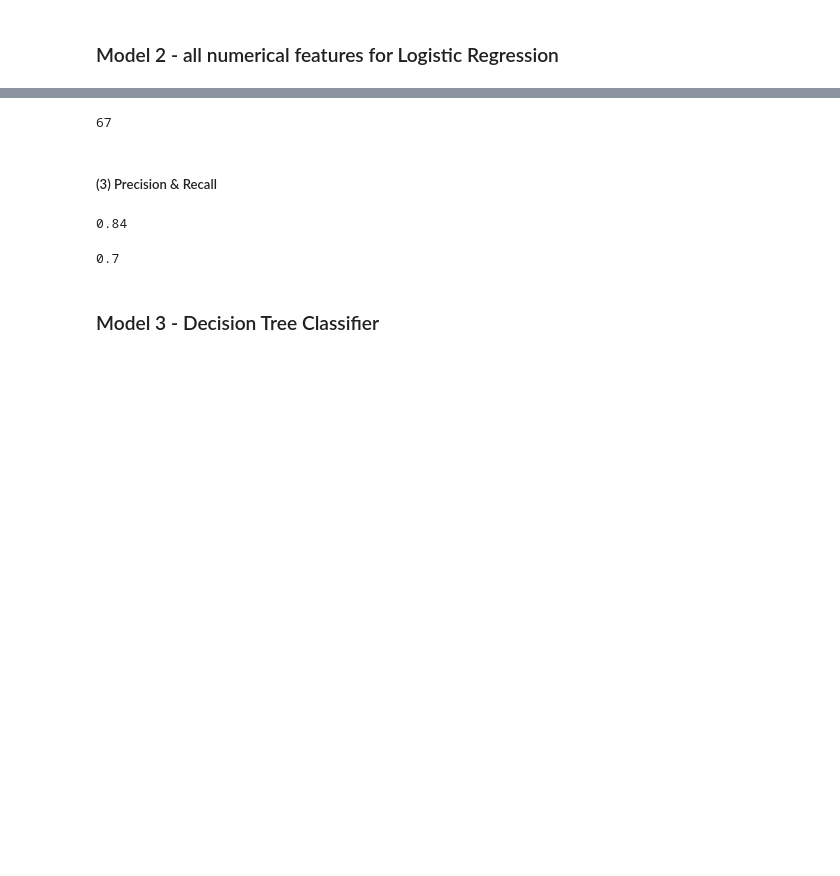
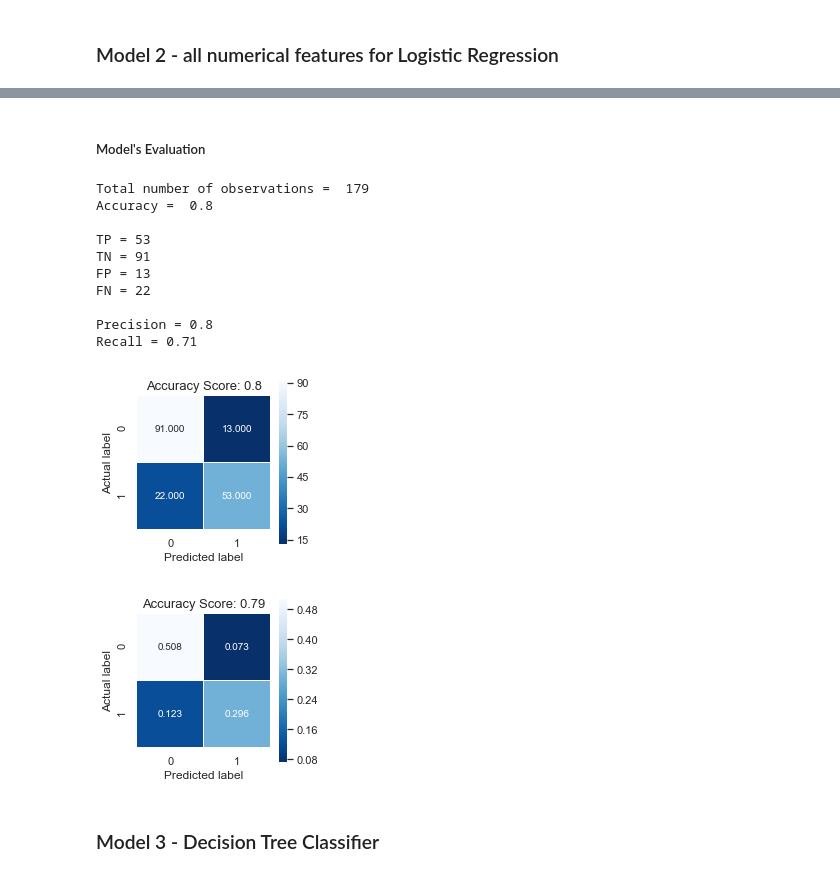
Before and after one commit to innkka/ML_Projects, a Jupyter notebook: Titanic_Classifiers.ipynb, the cells around one changed output, grey strips where cells are left out. Drawn from its saved outputs; the diff is of its cells as text; code cells hidden in the pictures; blank space fills up the shorter version.

```diff
--- a/Titanic_Classifiers.ipynb
+++ b/Titanic_Classifiers.ipynb
@@ -437,4 +426,0 @@ y_predicted = model.predict(x_test)
-# %%
-# Use score method to get accuracy of model
-acc_score = model.score(x_test, y_test)
-print('Accuracy = ', round(acc_score, 2))
@@ -445,3 +426,0 @@ Accuracy =  0.8
-# %%
-confusion_matrix = metrics.confusion_matrix(y_test, y_predicted)
-print(confusion_matrix)
@@ -451,10 +426,0 @@ print(confusion_matrix)
-# %%
-plt.figure( figsize = (3, 3))
-sns.heatmap(confusion_matrix, annot = True, fmt=".3f", linewidths = .5, square = True, cmap = 'Blues_r');
-plt.ylabel('Actual label');
-plt.xlabel('Predicted label');
-
-acc_score = round(acc_score, 2)
-
-all_sample_title = 'Accuracy Score: {0}'.format(acc_score)
-plt.title(all_sample_title, size = 13)
@@ -475,10 +426,0 @@ array([[0.49162011, 0.06145251],
-# %%
-plt.figure( figsize = (3, 3))
-sns.heatmap(perc_confusion_matrix, annot = True, fmt=".3f", linewidths = .5, square = True, cmap = 'Blues_r');
-plt.ylabel('Actual label');
-plt.xlabel('Predicted label');
-
-acc_score = round(acc_score, 2)
-
-all_sample_title = 'Accuracy Score: {0}'.format(acc_score)
-plt.title(all_sample_title, size = 13)
@@ -505,22 +427,25 @@ really_survived
-# %%
-diagnosed_as_survived = TP + FP
-diagnosed_as_survived
-# %% [output]
-67
-# %% [markdown]
-##### (3) Precision & Recall
-# %%
-# among all cases that were found positive, what a % of actual positive cases
-precision = round(TP/diagnosed_as_survived, 2)
-precision
-# %% [output]
-0.84
-# %%
-# percentage of correctly diagnosted people
-recall = round(TP/really_survived, 2)
-recall
-# %% [output]
-0.7
+# %% [markdown]
+##### Model's Evaluation
+# %%
+# Measuring Model Performance
+[acc, confusion_mat] = accuracy_confusion_mat(model, x_test, y_test, y_predicted)
+confusion_plt(confusion_mat, acc)
+confusion_perc_plt(confusion_matrix, acc_score)
+[TP, TN, FP, FN] = errors(confusion_mat)
+precision, recall = precision_recall(TP, TN, FP, FN)
+# %% [output]
+Total number of observations =  179
+Accuracy =  0.8
+
+TP = 53
+TN = 91
+FP = 13
+FN = 22
+
+Precision = 0.8
+Recall = 0.71
+[figure, added]
+[figure, added]
 # %% [markdown]
 ### Model 3 - Decision Tree Classifier
 # %% [markdown]
```
Also changed, not shown: parts of 43 cells of this notebook.
